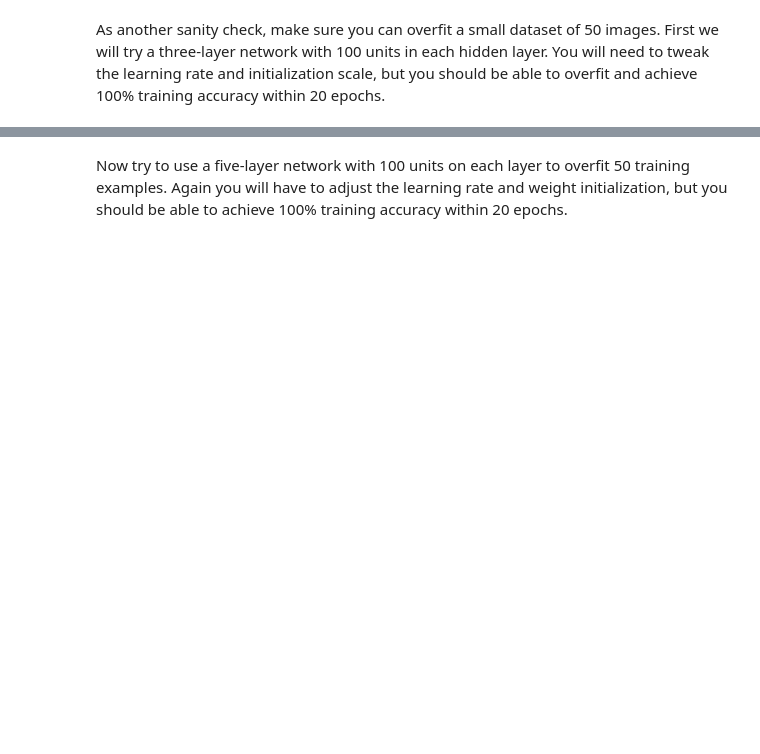
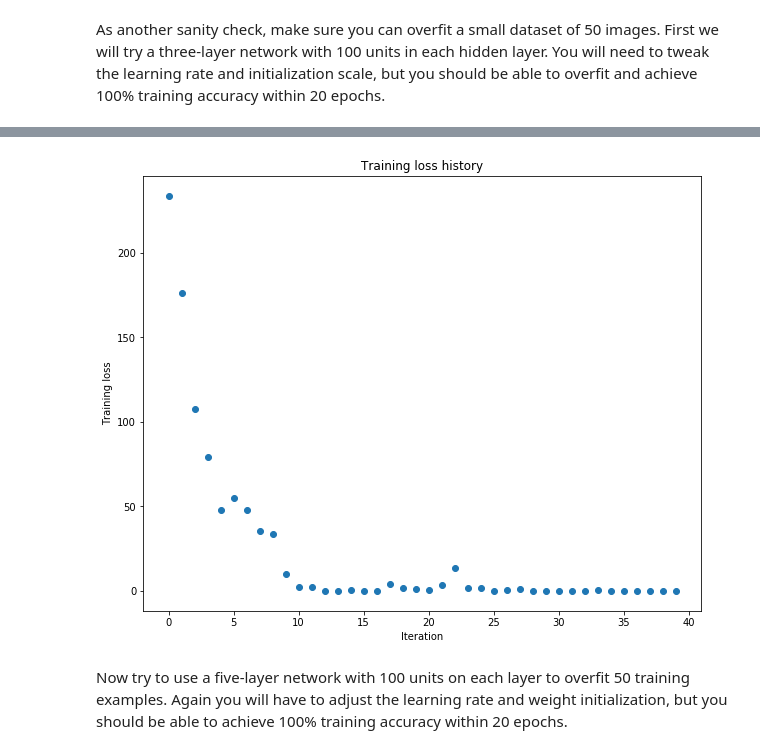
Before and after one commit to hunhoon21/CS231N, a Jupyter notebook: assignment2/FullyConnectedNets.ipynb, the cells around one changed output, grey strips where cells are left out. Cells and saved outputs as stored; diff of their text form; code cells hidden in the pictures; blank space fills up the shorter version.

```diff
--- a/assignment2/FullyConnectedNets.ipynb
+++ b/assignment2/FullyConnectedNets.ipynb
@@ -303,14 +314,27 @@ In the previous assignment, the logic for training models was coupled to the mod
 
 Open the file `cs231n/solver.py` and read through it to familiarize yourself with the API. After doing so, use a `Solver` instance to train a `TwoLayerNet` that achieves at least `50%` accuracy on the validation set.
 # %%
+data = {
+  'X_train': data.get('X_train'), # training data
+  'y_train': data.get('y_train'), # training labels
+  'X_val': data.get('X_val'), # validation data
+  'y_val': data.get('y_val') # validation labels
+}
 model = TwoLayerNet()
-solver = None
 
 ##############################################################################
 # TODO: Use a Solver instance to train a TwoLayerNet that achieves at least  #
 # 50% accuracy on the validation set.                                        #
 ##############################################################################
-pass
+solver = Solver(model, data,
+                update_rule='sgd',
+                optim_config={
+                  'learning_rate': 1e-3,
+                },
+                lr_decay=0.95,
+                num_epochs=10, batch_size=100,
+                print_every=100)
+solver.train()
 ##############################################################################
 #                             END OF YOUR CODE                               #
 ##############################################################################
@@ -375,8 +436,8 @@ small_data = {
   'y_val': data['y_val'],
 }
 
-weight_scale = 1e-2
-learning_rate = 1e-4
+weight_scale = 0.1
+learning_rate = 3e-4
 model = FullyConnectedNet([100, 100],
               weight_scale=weight_scale, dtype=np.float64)
 solver = Solver(model, small_data,
@@ -393,3 +454,4 @@ plt.title('Training loss history')
 plt.xlabel('Iteration')
 plt.ylabel('Training loss')
 plt.show()
+# %% [output]
@@ -396,3 +475,4 @@ plt.show()
+[figure, added]
 # %% [markdown]
 Now try to use a five-layer network with 100 units on each layer to overfit 50 training examples. Again you will have to adjust the learning rate and weight initialization, but you should be able to achieve 100% training accuracy within 20 epochs.
 # %%
```
Also changed, not shown: parts of 9 cells of this notebook, 3 other files.
